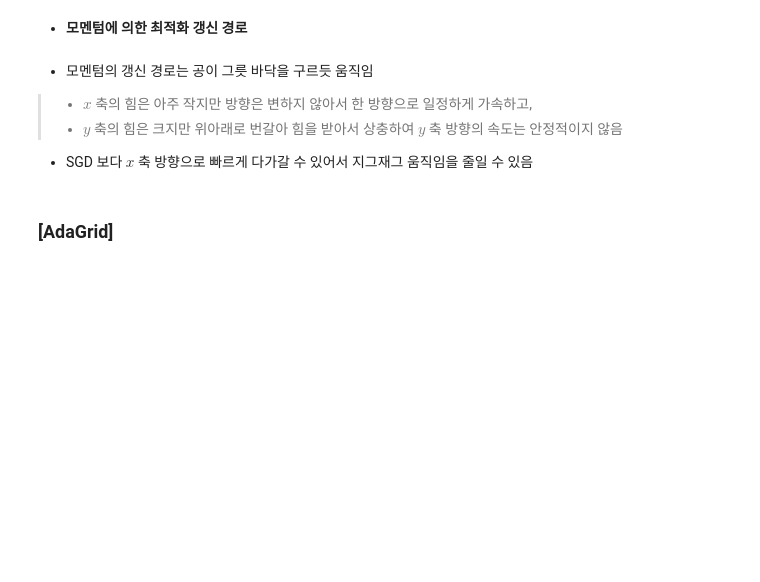
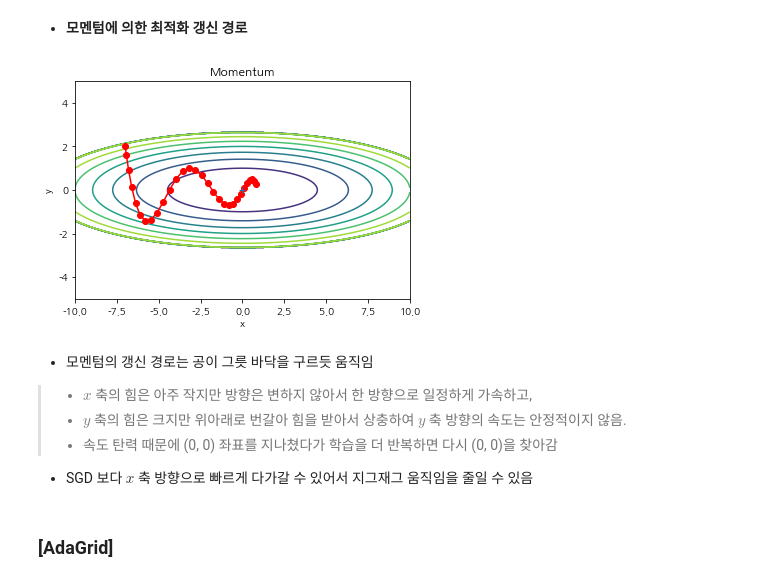
Before and after one commit to cloudallera/deep-learning-from-scratch, a Jupyter notebook: _mystudy/06_training_techniques.ipynb, the cells around one changed output. Cells and saved outputs as stored; diff of their text form; code cells hidden in the pictures; blank space fills up the shorter version.

```diff
--- a/_mystudy/06_training_techniques.ipynb
+++ b/_mystudy/06_training_techniques.ipynb
@@ -260,7 +317,69 @@ class Momentum:
+# %%
+# 모멘텀에 의한 최적화 갱신 경로
+import sys, os
+sys.path.append(os.pardir)     # 부모 디렉터리의 파일을 가져올 수 있도록 설정
+import numpy as np
+import matplotlib.pyplot as plt
+from collections import OrderedDict
+from common.optimizer import Momentum
+
+
+def f(x, y):
+    return x**2 / 20.0 + y**2
+
+
+def df(x, y):
+    return x / 10.0, 2.0*y    # f(x, y) = 1/20 * x^2 + y^2의 편도함수 해석적 미분(오차역전파법 미분) : df/dx = x/10,  df/dy = 2y
+
+
+init_pos = (-7.0, 2.0)      # 파라미터 (x, y) 초기값 : params
+params = {}
+grads = {}
+
+
+optimizers = OrderedDict()
+optimizers["Momentum"] = Momentum(lr=0.1)
+
+for key in optimizers:
+    optimizer = optimizers[key]
+    x_history = []
+    y_history = []
+    params['x'], params['y'] = init_pos[0], init_pos[1]
+    grads['x'], grads['y'] = 0, 0
+
+    for i in range(30):     # 30번 학습
+        x_history.append(params['x'])
+        y_history.append(params['y'])
+
+        grads['x'], grads['y'] = df(params['x'], params['y'])
+        optimizer.update(params, grads)
+
+    x = np.arange(-10, 10, 0.01)
+    y = np.arange(-5, 5, 0.01)
+
+    X, Y = np.meshgrid(x, y)
+    Z = f(X, Y)
+
+    # 외곽선 단순화
+    mask = Z > 7
+    Z[mask] = 0
+
+    # 그래프 그리기
+    plt.plot(x_history, y_history, 'o-', color="red")      # params 값 (x, y) 갱신 과정 그리기
+    plt.contour(X, Y, Z)      # 등고선 그리기
+    plt.plot(0, 0, '+')
+    plt.title(key)
+    plt.xlabel("x")
+    plt.ylabel("y")
+
+plt.show()
+# %% [output]
+[figure, added]
 # %% [markdown]
 - 모멘텀의 갱신 경로는 공이 그릇 바닥을 구르듯 움직임
 > - $x$ 축의 힘은 아주 작지만 방향은 변하지 않아서 한 방향으로 일정하게 가속하고,
-> - $y$ 축의 힘은 크지만 위아래로 번갈아 힘을 받아서 상충하여 $y$ 축 방향의 속도는 안정적이지 않음 <br>
+> - $y$ 축의 힘은 크지만 위아래로 번갈아 힘을 받아서 상충하여 $y$ 축 방향의 속도는 안정적이지 않음. <br>
+> - 속도 탄력 때문에 (0, 0) 좌표를 지나쳤다가 학습을 더 반복하면 다시 (0, 0)을 찾아감
 - SGD 보다 $x$ 축 방향으로 빠르게 다가갈 수 있어서 지그재그 움직임을 줄일 수 있음
 # %% [markdown]
 ### [AdaGrid]
```
Also changed, not shown: parts of 11 cells of this notebook.
